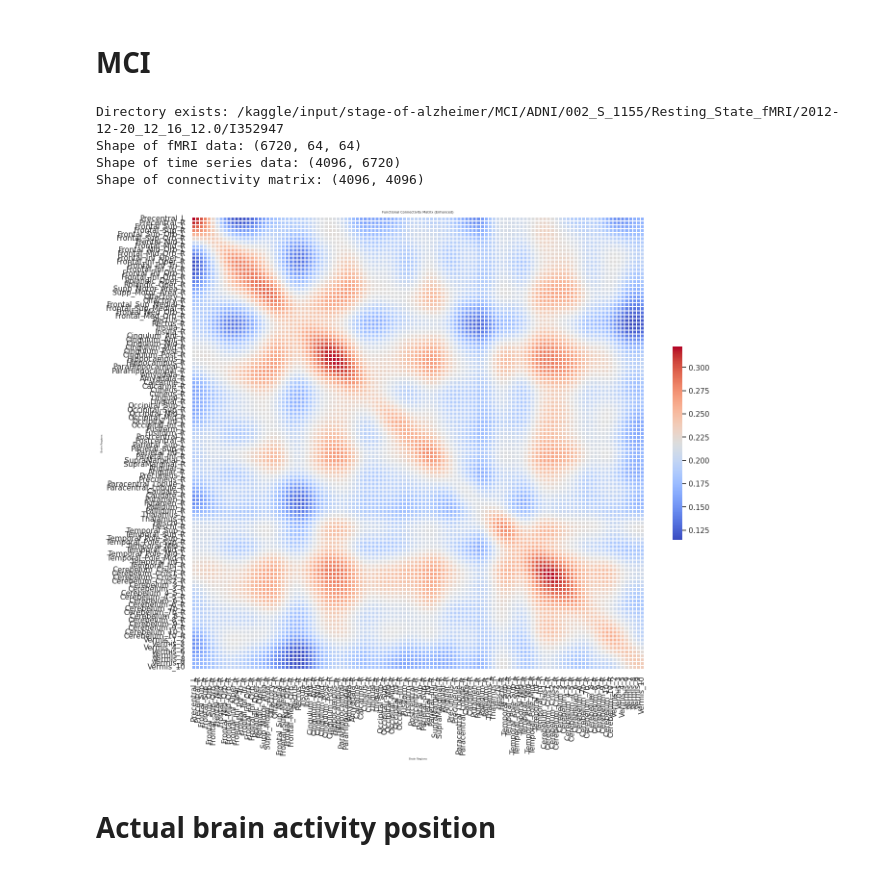
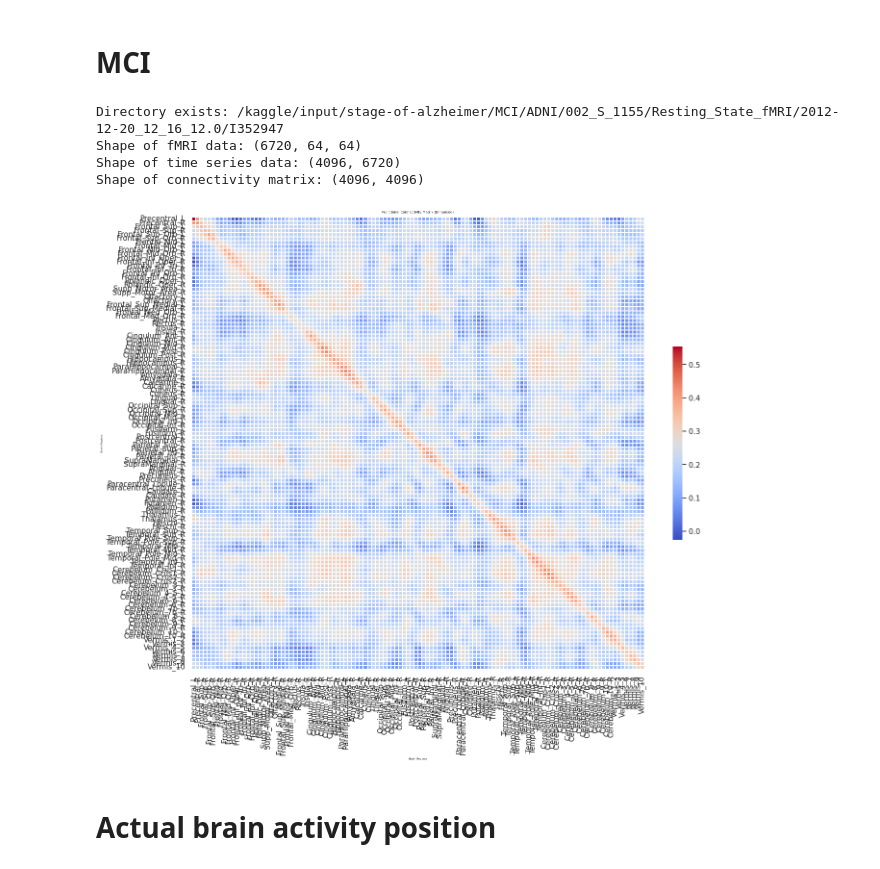
Before and after one commit to aliikhwan99/Different_stage_of_AD_detection, a Jupyter notebook: Different_stage_of_AD_detection.ipynb, the cells around one changed output. Drawn from its saved outputs; the diff is of its cells as text; code cells hidden in the pictures.

```diff
--- a/Different_stage_of_AD_detection.ipynb
+++ b/Different_stage_of_AD_detection.ipynb
@@ -332,2 +442,28 @@ Downloaded 237568 of 351343 bytes (67.6%,    0.5s remaining) ...done. (3 seconds
 Extracting data from /root/nilearn_data/aal_SPM12/a4f2a6316ec7f29f771edef840308edf/aal_for_SPM12.tar.gz..... done.
 [figure]
+# %%
+import numpy as np
+
+# Compute the functional connectivity matrix
+connectivity_matrix = compute_functional_connectivity(time_series)
+
+# Apply Gaussian filter (optional)
+smoothed_connectivity_matrix = gaussian_filter(connectivity_matrix, sigma=2)  # Adjust sigma as needed
+
+# Print the raw connectivity matrix (before smoothing)
+print("Raw Functional Connectivity Matrix:")
+print(connectivity_matrix)
+
+# Print the smoothed connectivity matrix (optional, after smoothing)
+print("\nSmoothed Functional Connectivity Matrix:")
+print(smoothed_connectivity_matrix)
+
+# Optional: Print a specific pair-wise correlation (between brain region i and j)
+i, j = 0, 1  # Adjust these indices to print the correlation between regions i and j
+print(f"\nCorrelation between region {i} and region {j}: {connectivity_matrix[i, j]}")
+
+# Example of printing all pair-wise correlations in a readable format (limited to first few rows/columns)
+print("\nPair-Wise Correlations (Numerical):")
+for i in range(5):  # Adjust the range to print more or fewer regions
+    for j in range(5):
+        print(f"Correlation between region {i} and region {j}: {connectivity_matrix[i, j]:.4f}")
@@ -589,7 +743,7 @@ connectivity_matrix = compute_functional_connectivity(time_series)
 print(f"Shape of connectivity matrix: {connectivity_matrix.shape}")  # (voxels, voxels)
 
 # Apply Gaussian filter to the functional connectivity matrix
-smoothed_connectivity_matrix = gaussian_filter(connectivity_matrix, sigma=3)  # You can adjust sigma value
+smoothed_connectivity_matrix = gaussian_filter(connectivity_matrix, sigma=1)  # You can adjust sigma value
 
 # Load the AAL brain atlas and its labels
 atlas = datasets.fetch_atlas_aal()
@@ -597,34 +751,34 @@ atlas_labels = atlas['labels']  # Get brain region labels
 
 # Truncate the connectivity matrix if it's larger than the number of available atlas labels
 num_labels = len(atlas_labels)
 if smoothed_connectivity_matrix.shape[0] > num_labels:
     truncated_connectivity_matrix = smoothed_connectivity_matrix[:num_labels, :num_labels]
 else:
     truncated_connectivity_matrix = smoothed_connectivity_matrix  # Use the original if no truncation needed
 
 # Function to plot a clearer connectivity matrix with enhancements
 def plot_enhanced_connectivity_matrix(connectivity_matrix, labels):
     plt.figure(figsize=(14, 12), dpi=100)  # Increase size and DPI
     sns.set(font_scale=1)  # Increase font scale for better readability
     sns.heatmap(connectivity_matrix, cmap='coolwarm', square=True,
                 xticklabels=labels[:connectivity_matrix.shape[0]],
                 yticklabels=labels[:connectivity_matrix.shape[0]],
                 cbar_kws={"shrink": .4}, linewidths=.2)  # Add lines between cells for clarity
     plt.title('Functional Connectivity Matrix (Enhanced)', fontsize=5)
     plt.xlabel('Brain Regions', fontsize=4)
     plt.ylabel('Brain Regions', fontsize=4)
     plt.xticks(rotation=90)  # Rotate x-axis labels for better readability
     plt.tight_layout()  # Adjust layout to fit everything well
     plt.show()
 
 # Plot the enhanced connectivity matrix with the AAL labels
 plot_enhanced_connectivity_matrix(truncated_connectivity_matrix, atlas_labels)
 # %% [output]
 Directory exists: /kaggle/input/stage-of-alzheimer/MCI/ADNI/002_S_1155/Resting_State_fMRI/2012-12-20_12_16_12.0/I352947
 Shape of fMRI data: (6720, 64, 64)
 Shape of time series data: (4096, 6720)
 Shape of connectivity matrix: (4096, 4096)
-[figure, old version]
+[figure, new version]
 # %% [markdown]
 # Actual brain activity position
 # %%
```
Also changed, not shown: parts of 26 cells of this notebook.
